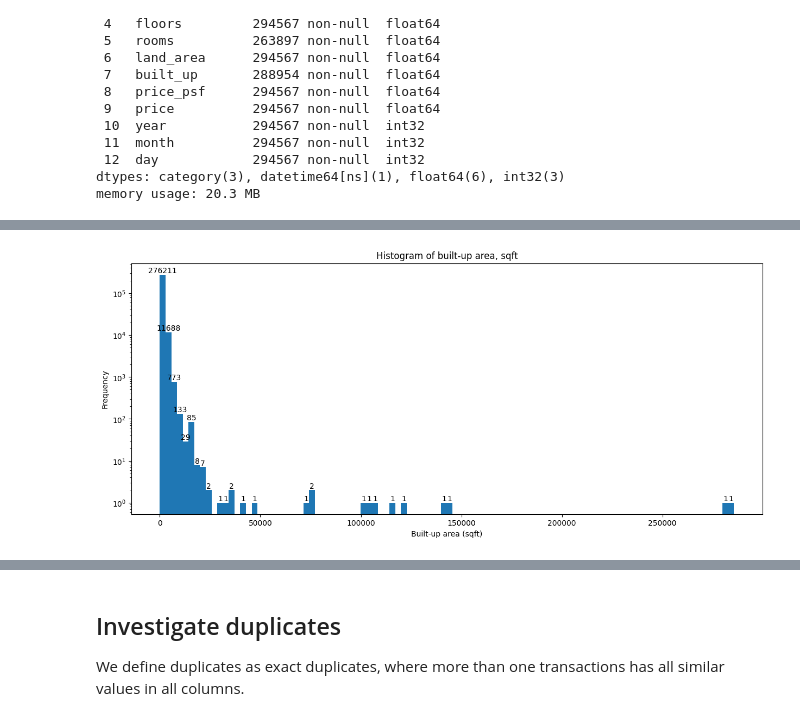
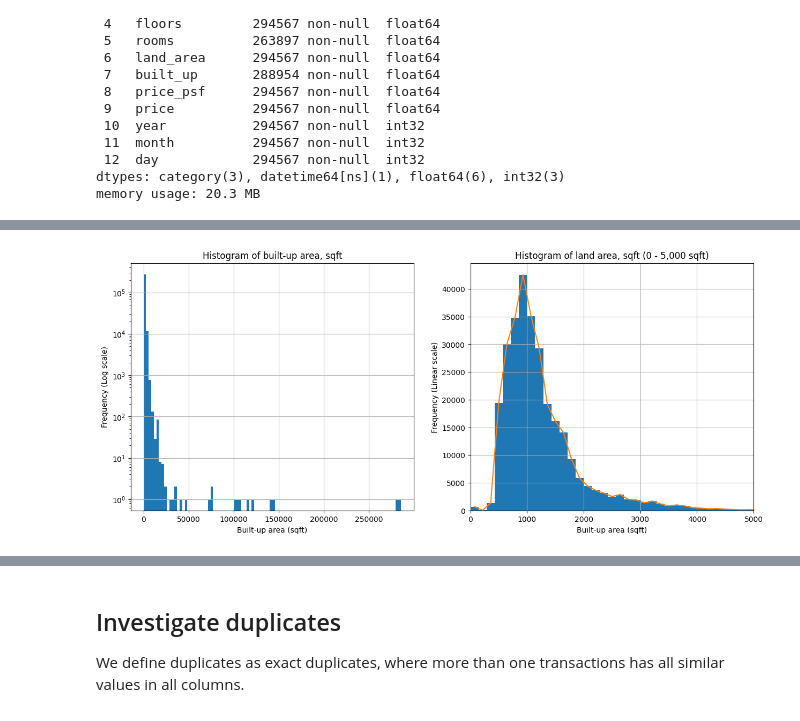
Before and after one commit to yuenherny/kl-house-price-forecasting, a Jupyter notebook: notebooks/03 - Data Cleaning 1.ipynb, the cells around one changed output, grey strips where cells are left out. Drawn from its saved outputs; the diff is of its cells as text; code cells hidden in the pictures.

```diff
--- a/notebooks/03 - Data Cleaning 1.ipynb
+++ b/notebooks/03 - Data Cleaning 1.ipynb
@@ -345,13 +354,28 @@ plt.show()
 # %%
-ax = df_transactions['built_up'].plot(
+fig, axs = plt.subplots(1, 2, figsize=(15, 6))
+df_transactions['built_up'].plot(
     kind='hist',
     bins=100,
-    figsize=(15, 6),
     logy=True,
     title='Histogram of built-up area, sqft',
-    xlabel='Built-up area (sqft)'
+    xlabel='Built-up area (sqft)',
+    ylabel='Frequency (Log scale)',
+    ax=axs[0],
+    grid=True,
 )
-ax.bar_label(ax.containers[0], fmt='%.0f')
+# axs[0].bar_label(ax.containers[0], fmt='%2.0f')
+
+df_transactions['built_up'].plot(
+    kind='hist',
+    bins=2000,
+    title='Histogram of land area, sqft (0 - 5,000 sqft)',
+    xlabel='Built-up area (sqft)',
+    ylabel='Frequency (Linear scale)',
+    grid=True,
+    ax=axs[1],
+)
+sns.histplot(df_transactions['built_up'], element='poly', fill=False, bins=2000)
+axs[1].set_xlim(0, 5_000)
 plt.show()
 # %% [output]
-[figure, old version]
+[figure, new version]
```
Also changed, not shown: parts of 11 cells of this notebook, 1 other file.
